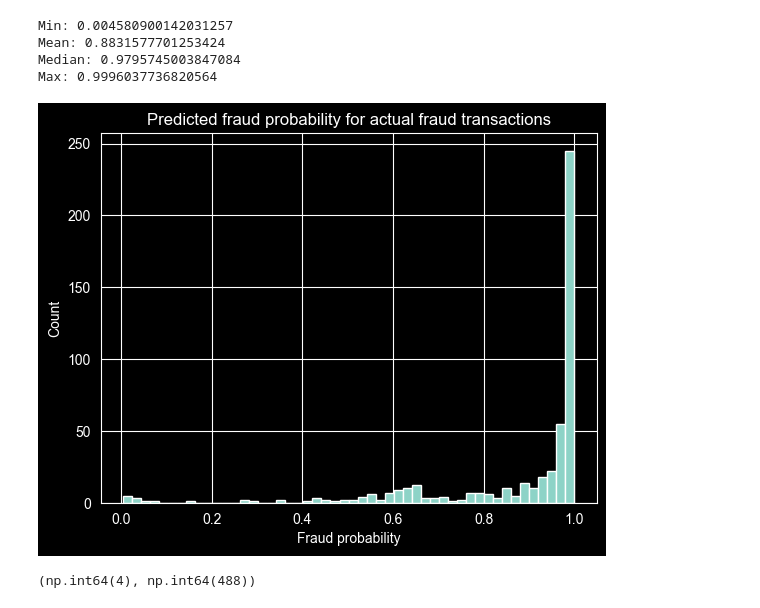
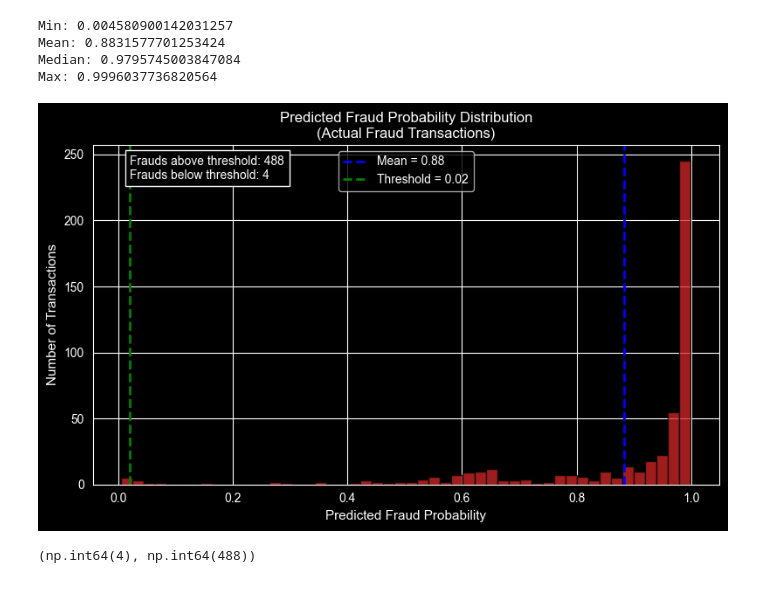
Before and after one commit to Gaurav-Chaudhari-2003/Full_Stack_AI, a Jupyter notebook: projects/ML/fraud-detection/notebooks/predicting actual fraud transactions.ipynb, the cells around one changed output. Drawn from its saved outputs; the diff is of its cells as text; code cells hidden in the pictures.

Commit message:
Detailed plot has implemented in the predicting actual fraud transactions.ipynb
some other small changes

```diff
--- a/projects/ML/fraud-detection/notebooks/predicting actual fraud transactions.ipynb
+++ b/projects/ML/fraud-detection/notebooks/predicting actual fraud transactions.ipynb
@@ -31,14 +31,57 @@ Median: 0.9795745003847084
 Max: 0.9996037736820564
 # %%
 import matplotlib.pyplot as plt
+import numpy as np
 
-plt.hist(fraud_probs, bins=50)
-plt.title("Predicted fraud probability for actual fraud transactions")
-plt.xlabel("Fraud probability")
-plt.ylabel("Count")
+plt.figure(figsize=(8,5))
+
+# Histogram
+plt.hist(
+    fraud_probs,
+    bins=50,
+    color="#d62728",
+    alpha=0.75,
+    edgecolor="black"
+)
+
+# Reference lines
+plt.axvline(
+    np.mean(fraud_probs),
+    color="blue",
+    linestyle="--",
+    linewidth=2,
+    label=f"Mean = {np.mean(fraud_probs):.2f}"
+)
+
+plt.axvline(
+    threshold,
+    color="green",
+    linestyle="--",
+    linewidth=2,
+    label=f"Threshold = {threshold}"
+)
+
+# Labels and title
+plt.title("Predicted Fraud Probability Distribution\n(Actual Fraud Transactions)", fontsize=12)
+plt.xlabel("Predicted Fraud Probability", fontsize=11)
+plt.ylabel("Number of Transactions", fontsize=11)
+
+# Annotation
+plt.text(
+    0.02,
+    plt.ylim()[1]*0.9,
+    f"Frauds above threshold: {(fraud_probs >= threshold).sum()}\n"
+    f"Frauds below threshold: {(fraud_probs < threshold).sum()}",
+    fontsize=10,
+    bbox=dict(facecolor="black", alpha=1)
+)
+
+plt.legend()
+plt.tight_layout()
+# plt.savefig("fraud_separation.png", dpi=1000)
 plt.show()
 # %% [output]
-[figure, old version]
+[figure, new version]
 # %%
 threshold = joblib.load("../models/threshold.pkl")
 
```
Also changed, not shown: 1 other file.
